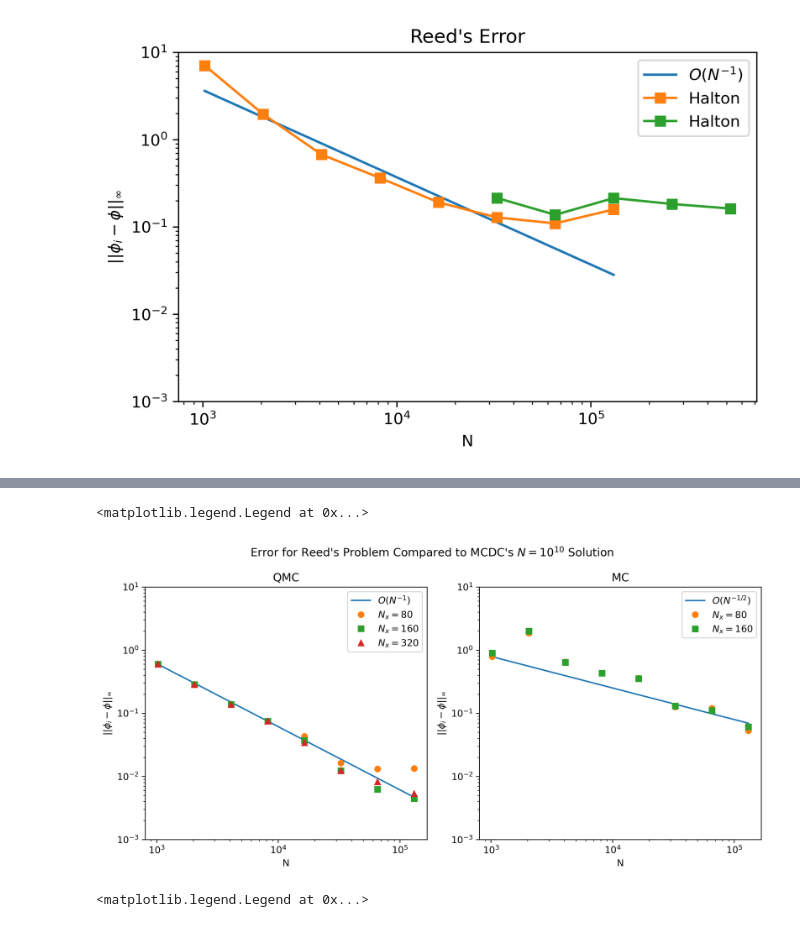
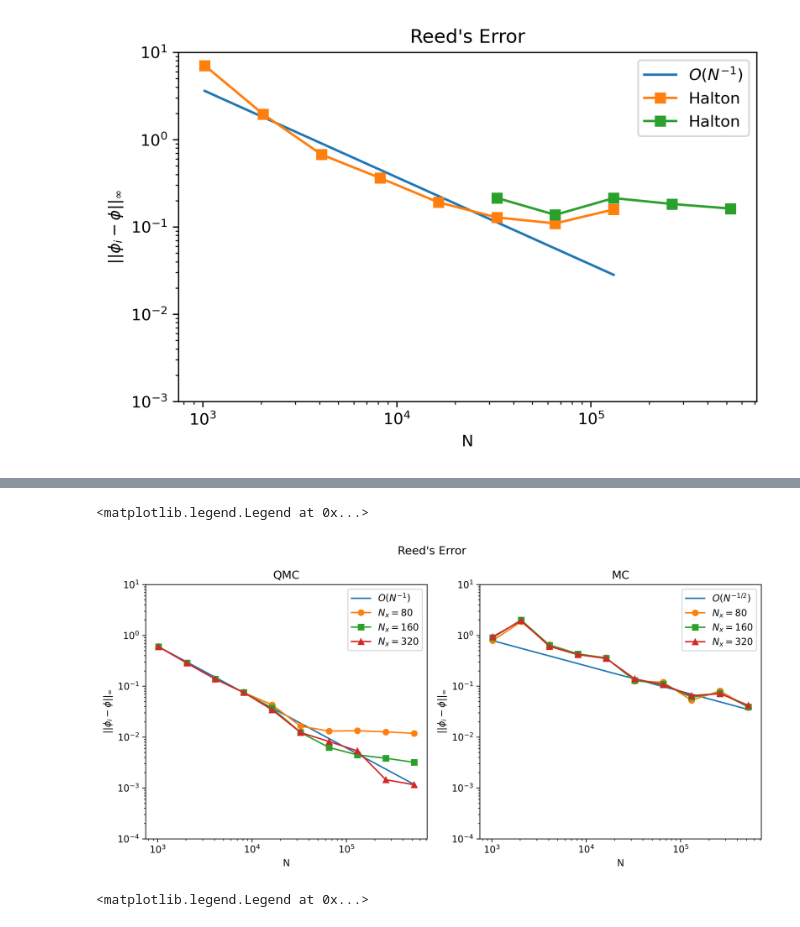
Before and after one commit to spasmann/iQMC.jl, a Jupyter notebook: Examples/Plotting/error_plotting.ipynb, the cells around one changed output, grey strips where cells are left out. Cells and saved outputs as stored; diff of their text form; code cells hidden in the pictures.

```diff
--- a/Examples/Plotting/error_plotting.ipynb
+++ b/Examples/Plotting/error_plotting.ipynb
@@ -441,44 +436,56 @@ plt.legend()
+# %%
+Sobol80 = np.genfromtxt("/Users/sampasmann/Documents/GitHub/Krylov_QMC/Examples/Data/ErrTabReedSobol(1-11, -5)Nx80MCDC.dat")
+Sobol160 = np.genfromtxt("/Users/sampasmann/Documents/GitHub/Krylov_QMC/Examples/Data/ErrTabReedSobol(1-11, -5)Nx160MCDC.dat")
+Sobol320 = np.genfromtxt("/Users/sampasmann/Documents/GitHub/Krylov_QMC/Examples/Data/ErrTabReedSobol(1-11, -5)Nx320MCDC.dat")
+
+Random80 = np.genfromtxt("/Users/sampasmann/Documents/GitHub/Krylov_QMC/Examples/Data/ErrTabReedRandom(1-11, -5)Nx80MCDC.dat")
+Random160 = np.genfromtxt("/Users/sampasmann/Documents/GitHub/Krylov_QMC/Examples/Data/ErrTabReedRandom(1-11, -5)Nx160MCDC.dat")
+Random320 = np.genfromtxt("/Users/sampasmann/Documents/GitHub/Krylov_QMC/Examples/Data/ErrTabReedRandom(1-11, -5)Nx320MCDC.dat")
 # %%
+Nvals = np.array((2**10, 2**11, 2**12, 2**13, 2**14, 2**15, 2**16, 2**17, 2**18, 2**19))
+n = len(Nvals)
+
 plt.figure(dpi=300,figsize=(10,5))
 ylabel = r'$||\phi_i - \phi||_\infty$'
-ylim = [10**(-3), 10**(1)]
-plt.suptitle(r"Error for Reed's Problem Compared to MCDC's $N=10^{10}$ Solution")
+ylim = [10**(-4), 10**(1)]
+plt.suptitle(r"Reed's Error")
 
 ####################################################
 plt.subplot(121)
 
 O = (Sobol80[0]*(Nvals[0]/Nvals))
-plt.plot(Nvals, O, label = r'$O(N^{-1})$')
-plt.plot(Nvals, Sobol80, 'o',label=r'$N_x=80$')
-plt.plot(Nvals, Sobol160, 's',label=r'$N_x=160$')
-plt.plot(Nvals, Sobol320, '^',label=r'$N_x=320$')
+plt.plot(Nvals, O[:n], label = r'$O(N^{-1})$')
+plt.plot(Nvals, Sobol80[:n], 'o-',label=r'$N_x=80$')
+plt.plot(Nvals, Sobol160[:n], 's-',label=r'$N_x=160$')
+plt.plot(Nvals, Sobol320[:n], '^-',label=r'$N_x=320$')
 plt.title("QMC")
 plt.ylabel(ylabel)
 plt.xlabel("N")
 plt.xscale('log')
 plt.yscale('log')
 plt.tight_layout()
 plt.ylim(ylim)
 plt.legend()
 
 ####################################################
 plt.subplot(122)
 
 O = (Random80[0]*np.sqrt(Nvals[0]/Nvals))
-plt.plot(Nvals, O, label = r'$O(N^{-1/2})$')
-plt.plot(Nvals, Random80, 'o',label=r'$N_x=80$')
-plt.plot(Nvals, Random160, 's',label=r'$N_x=160$')
+plt.plot(Nvals, O[:n], label = r'$O(N^{-1/2})$')
+plt.plot(Nvals, Random80[:n], 'o-',label=r'$N_x=80$')
+plt.plot(Nvals, Random160[:n], 's-',label=r'$N_x=160$')
+plt.plot(Nvals, Random320[:n], '^-',label=r'$N_x=320$')
 plt.title("MC")
 plt.ylabel(ylabel)
 plt.xlabel("N")
 plt.xscale('log')
 plt.yscale('log')
 plt.tight_layout()
 plt.ylim(ylim)
 plt.legend()
 # %% [output]
 <matplotlib.legend.Legend at 0x...>
-[figure, old version]
+[figure, new version]
 # %%
 Sobol80 = np.genfromtxt("/Users/sampasmann/Documents/GitHub/Krylov_QMC/Examples/Reeds/ErrTabReedSobol(1-8, -5)Nx80Analytic.dat")
 Sobol160 = np.genfromtxt("/Users/sampasmann/Documents/GitHub/Krylov_QMC/Examples/Reeds/ErrTabReedSobol(1-8, -5)Nx160Analytic.dat")
```
Also changed, not shown: parts of 2 cells of this notebook, 27 other files.
